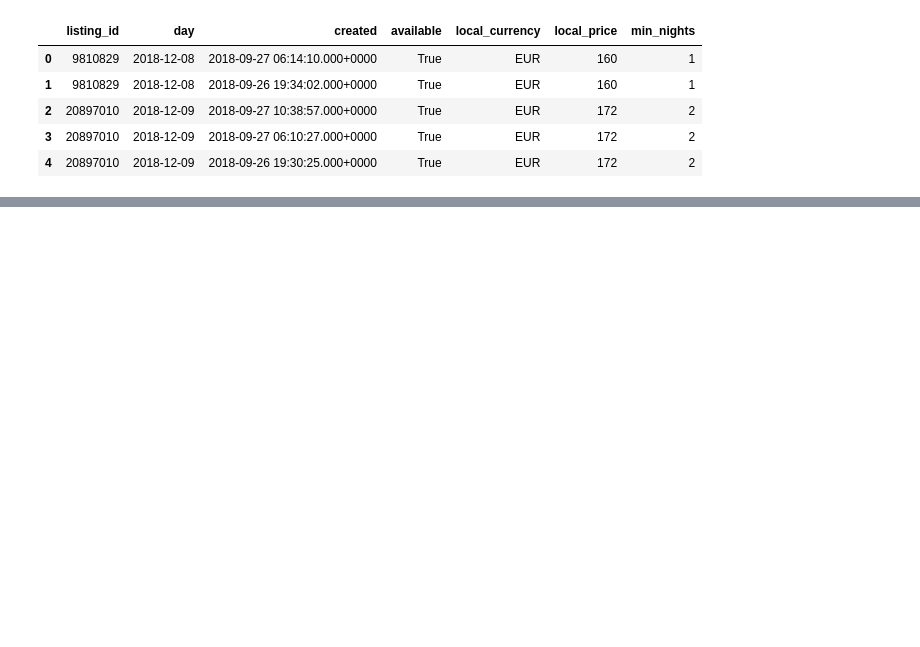
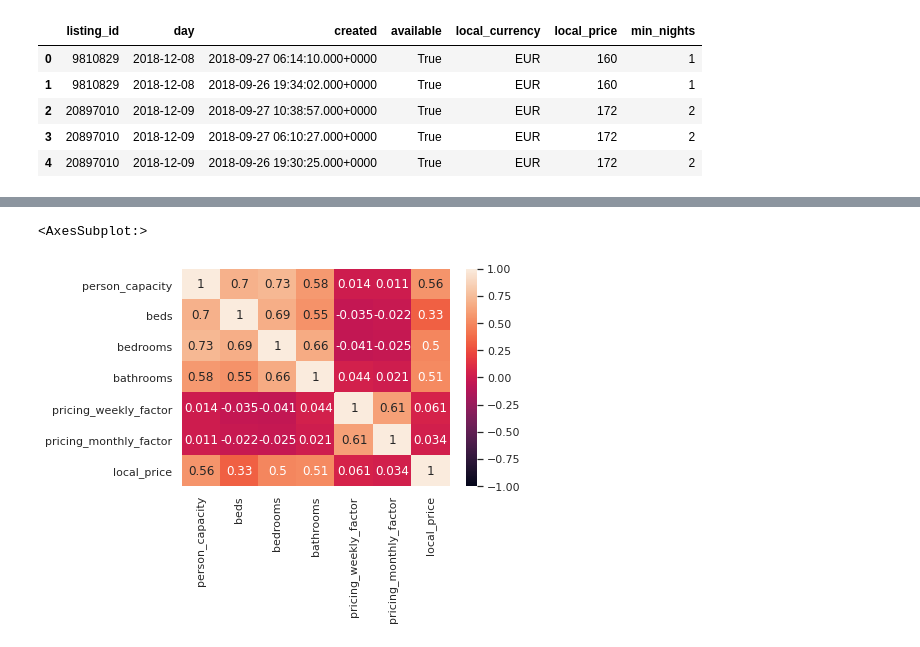
Before and after one commit to kevintsi/projetCC, a Jupyter notebook: ml/EDA.ipynb, the cells around one changed output, grey strips where cells are left out. Saved outputs shown, nothing was run; the diff lists cells and outputs as text; code cells hidden in the pictures; blank space fills up the shorter version.

```diff
--- a/ml/EDA.ipynb
+++ b/ml/EDA.ipynb
@@ -41,0 +90,6 @@ plt.scatter(df_merge["pricing_weekly_factor"], df_merge["person_capacity"])
+# %%
+cleans = df_merge[["person_capacity", "beds", "bedrooms", "bathrooms", "pricing_weekly_factor", "pricing_monthly_factor", "local_price"]]
+sns.heatmap(cleans.corr(), annot=True, vmin=-1,vmax=1)
+# %% [output]
+<AxesSubplot:>
+[figure, added]
```
Also changed, not shown: parts of 11 cells of this notebook.
